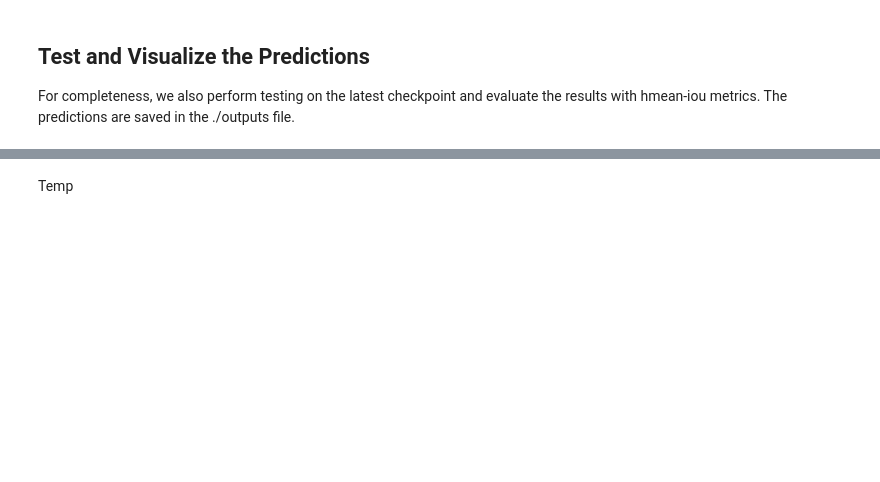
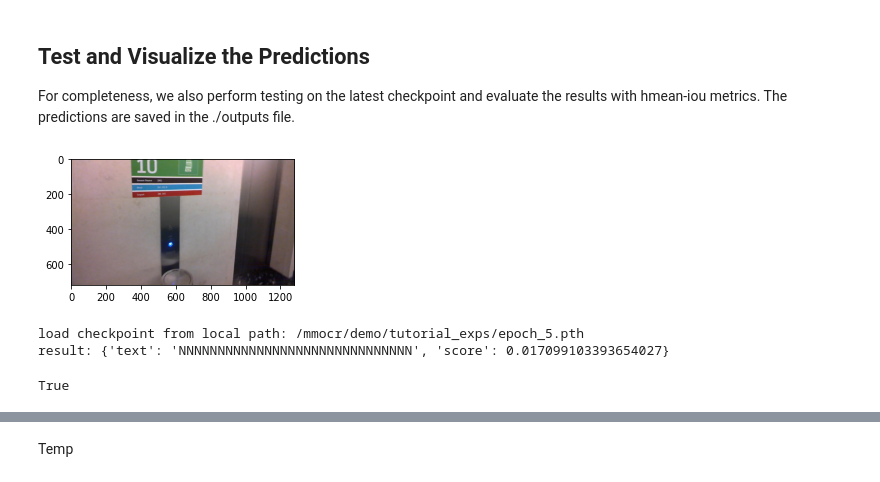
Before and after one commit to balandongiv/mmocr_tutorial, a Jupyter notebook: custom mmocr.ipynb, the cells around one changed output, grey strips where cells are left out. Cells and saved outputs as stored; diff of their text form; code cells hidden in the pictures; blank space fills up the shorter version.

```diff
--- a/custom mmocr.ipynb
+++ b/custom mmocr.ipynb
@@ -598,28 +674,30 @@ KeyboardInterrupt: ignored
 
 For completeness, we also perform testing on the latest checkpoint and evaluate the results with hmean-iou metrics. The predictions are saved in the ./outputs file.
 # %%
-# Visualize the testing image
-# img='/mmocr/tests/data/toy_dataset/imgs/test/img_1.jpg'
+# Visualize the testing image.
+img='/mmocr/tests/data/toy_dataset/imgs/test/img_1.jpg' # This should be an overfit, since we testing an image that has been used for training!
 
-img = '/mmocr/tests/data/ocr_toy_dataset/imgs/1036169.jpg'
 _img = mmcv.imread(img)
 plt.figure(figsize=(4, 4))
 plt.imshow(mmcv.bgr2rgb(_img))
 plt.show()
+# %% [output]
+[figure, added]
 # %%
 from mmocr.apis import init_detector, model_inference
-# work_dir = '/mmocr/demo/tutorial_exps' # To recap, we set the working dir
-# img='/mmocr/tests/data/toy_dataset/imgs/test/img_1.jpg'
+# work_dir = '/mmocr/demo/tutorial_exps' # To recap, this is our working directory
 
-img = '/mmocr/tests/data/ocr_toy_dataset/imgs/1036169.jpg'
+img='/mmocr/tests/data/toy_dataset/imgs/test/img_1.jpg'  # This should be an overfit, since we testing an image that has been used for training!
+
+
 checkpoint = "/mmocr/demo/tutorial_exps/epoch_5.pth"
-out_file = 'outputs/1036169s.jpg'
+out_file = 'outputs/1036169s.jpg'   # Rendered image save location
 
 model = init_detector(cfg, checkpoint, device="cuda:0")
 if model.cfg.data.test['type'] == 'ConcatDataset':
     model.cfg.data.test.pipeline = model.cfg.data.test['datasets'][0].pipeline
 
-
+# Lets do inference to the image using the model that we just train.
 result = model_inference(model, img)
 print(f'result: {result}')
 
@@ -628,6 +706,10 @@ img = model.show_result(img, result,
                         show=False)
 
 mmcv.imwrite(img, out_file)
+# %% [output]
+load checkpoint from local path: /mmocr/demo/tutorial_exps/epoch_5.pth
+result: {'text': 'NNNNNNNNNNNNNNNNNNNNNNNNNNNNNN', 'score': 0.017099103393654027}
+True
 # %%
 # Visualize the results
 predicted_img = mmcv.imread('./outputs/1036169s.jpg')
```
Also changed, not shown: parts of 6 cells of this notebook.
